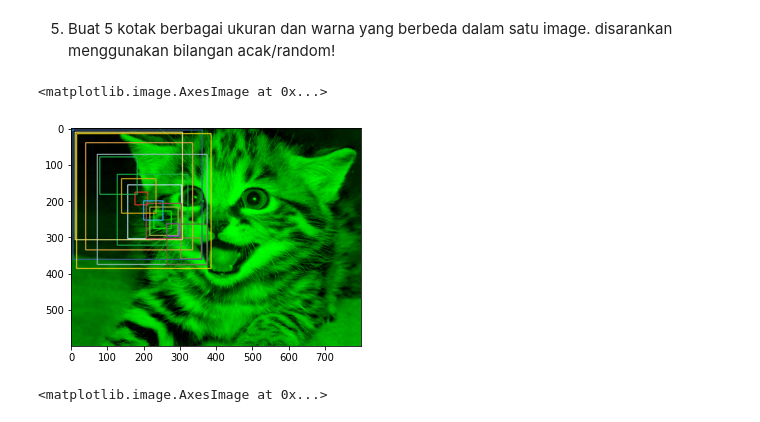
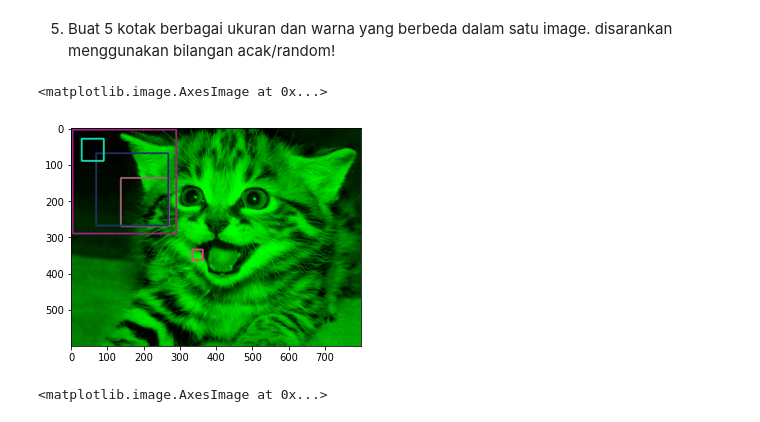
Before and after one commit to hunaynr/PCVK_Genap_2021, a Jupyter notebook: Week2.ipynb, the cells around one changed output. Drawn from its saved outputs; the diff is of its cells as text; code cells hidden in the pictures.

```diff
--- a/Week2.ipynb
+++ b/Week2.ipynb
@@ -88,27 +88,27 @@ plt.imshow(img3[5:30])
 # %%
 import random
 img9 = cv.cvtColor(img,cv.COLOR_BGR2RGB)
-for x in range(6):
+for x in range(5):
   sp = random.randint(0,400)
   e = random.randint(0,400)
 
   c1 = random.randint(0,255)
   c2 = random.randint(0,255)
   c3 = random.randint(0,255)
   s = (sp , sp)
   en = (e, e)
 
   color = (c1, c2, c3)
 
-  thickness = 2
+  thickness = 3
 
   img9 = cv.rectangle(img3, s, en, color, thickness)
 
 # Displaying the image
 plt.imshow(img9)
 # %% [output]
 <matplotlib.image.AxesImage at 0x...>
-[figure, old version]
+[figure, new version]
 # %%
 6.   Tampilkan image dengan posisi terbalik!
 # %%
```
